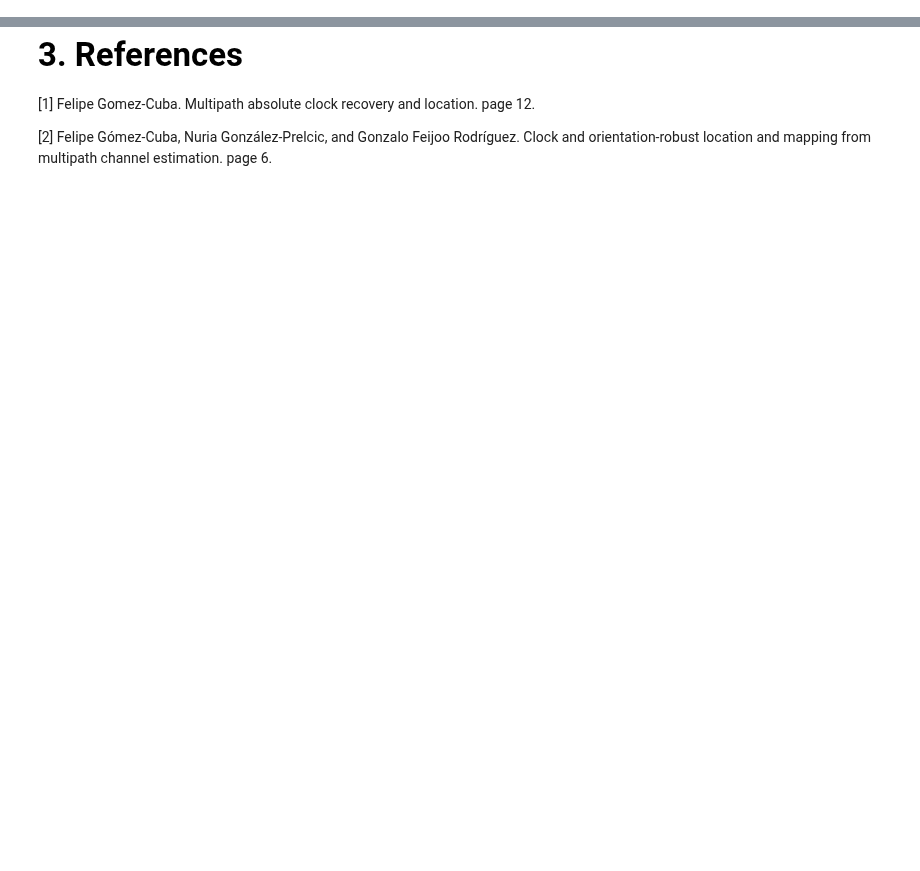
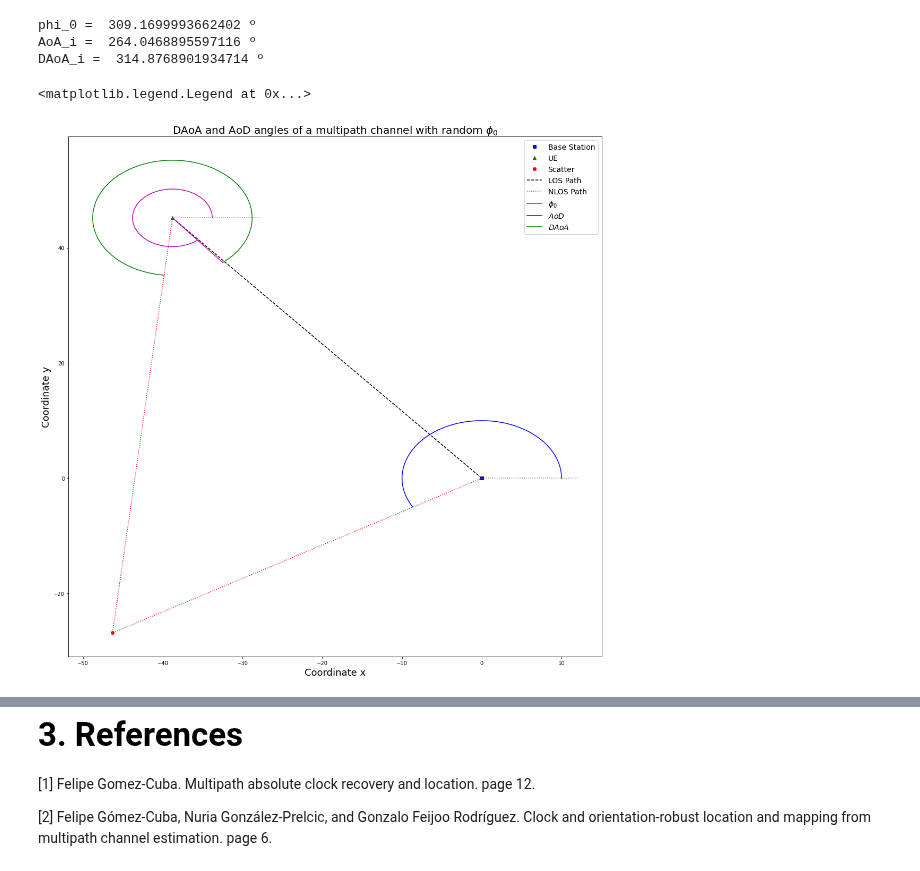
Before and after one commit to gomezcuba/CASTRO-5G, a Jupyter notebook: Tutorials/Tutorial_1_MultipathLocationEstimator.ipynb, the cells around one changed output, grey strips where cells are left out. Drawn from its saved outputs; the diff is of its cells as text; code cells hidden in the pictures; blank space fills up the shorter version.

```diff
--- a/Tutorials/Tutorial_1_MultipathLocationEstimator.ipynb
+++ b/Tutorials/Tutorial_1_MultipathLocationEstimator.ipynb
@@ -408,0 +241,68 @@ plt.savefig(Folder_tutorial_1_dir_path + "/Figure_2_1_A.png")
+# %%
+# We generate a random angle for UE offset
+phi_0 = np.random.rand(1)*2*np.pi
+DAoA_i = np.mod(AoA_i - phi_0, 2*np.pi)
+
+print("phi_0 = ",np.rad2deg(phi_0[0]), "º")
+print("AoA_i = ",np.rad2deg(AoA_i[0][0]), "º")
+print("DAoA_i = ",np.rad2deg(DAoA_i[0][0]), "º")
+# %% [output]
+phi_0 =  309.1699993662402 º
+AoA_i =  264.0468895597116 º
+DAoA_i =  314.8768901934714 º
+# %%
+plt.figure(3)
+
+# Plot the Base Station
+plt.plot(0, 0, "sb", label="Base Station")
+
+# Plot the user
+plt.plot(d_0x, d_0y, "^g", label="UE")
+
+# Plot the scatter
+plt.plot(d_ix, d_iy, "or", label="Scatter")
+
+# Plot LOS path
+plt.plot([0,d_0x[0]], [0,d_0y[0]], "--k", label="LOS Path")
+
+# Plot NLOS path
+plt.plot([0,d_ix[0,0],d_0x[0]], [0,d_iy[0,0],d_0y[0]], ":r", label="NLOS Path")
+
+# Number of points to draw angles circunferences and size respect each origin (Base Station or UE)
+circle_scale = 10
+circle_points = 100
+t = np.linspace(0, 1, circle_points)
+
+# Plot x axis reference lines
+plt.plot([0, circle_scale + Npath*2], [0,0], ":", color="grey")
+plt.plot([d_0x, d_0x + circle_scale + Npath], [d_0y,d_0y], ":", color="grey")
+
+# Plot phi_0 reference line
+plt.plot([d_0x, d_0x + np.cos(phi_0)*circle_scale], [d_0y, d_0y + np.sin(phi_0)*circle_scale], color="m")
+
+# Plot phi_0 angle
+plt.plot(d_0x + (circle_scale/2)*np.cos((phi_0)*t), d_0y + (circle_scale/2)*np.sin((phi_0)*t), color="m" ,label="$\phi_0$")
+
+# Plot AoD angle
+plt.plot(0 + (circle_scale)*np.cos(AoD_i[0]*t), 0 + (circle_scale)*np.sin(AoD_i[0]*t), color="b", label="$AoD$")
+
+# Plot AoA angle
+x = np.array([(circle_scale)*np.cos(DAoA_i[0]*t)])
+y = np.array([(circle_scale)*np.sin(DAoA_i[0]*t)])
+
+rotated = np.concatenate((x, y), axis=0)
+
+newX = rotated[0,:] * np.cos(phi_0) - rotated[1,:] * np.sin(phi_0)
+newY = rotated[0,:] * np.sin(phi_0) + rotated[1,:] * np.cos(phi_0)
+
+plt.plot(d_0x + newX, d_0y + newY, color="g",label="$DAoA$")
+
+plt.title("DAoA and AoD angles of a multipath channel with random $\phi_0$", fontsize=20)
+plt.xlabel("Coordinate x", fontsize=18)
+plt.ylabel("Coordinate y", fontsize=18)
+
+# Make and plot legend
+plt.legend(prop={"size": 14})
+# %% [output]
+<matplotlib.legend.Legend at 0x...>
+[figure, added]
```
Also changed, not shown: parts of 63 cells of this notebook, 3 other files.
